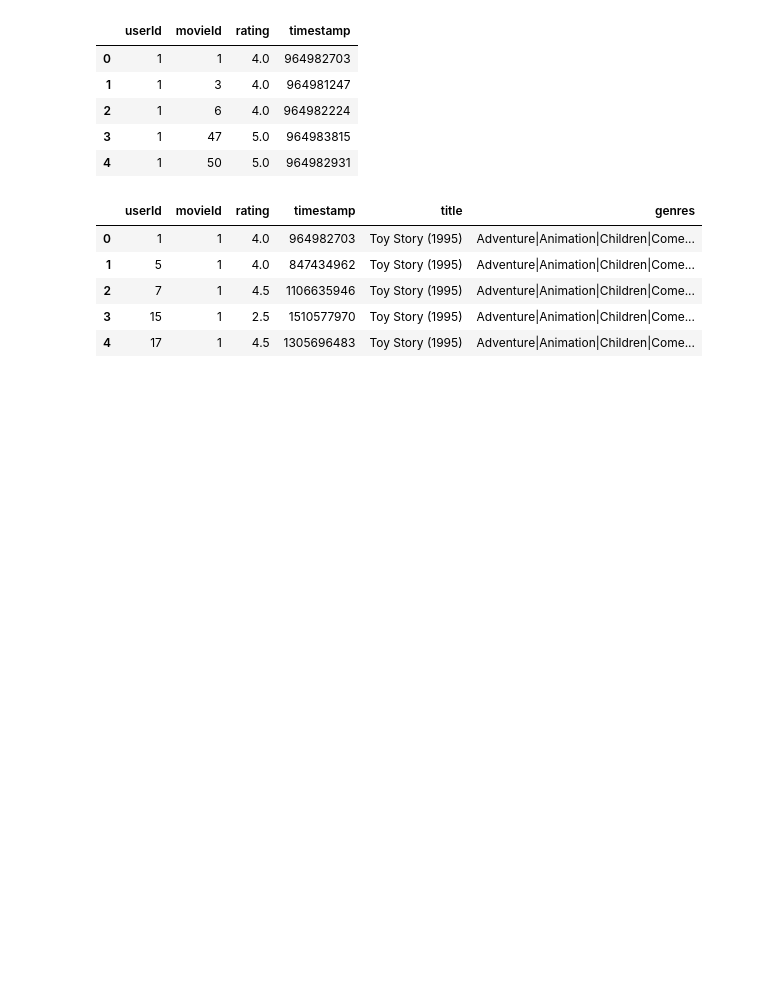
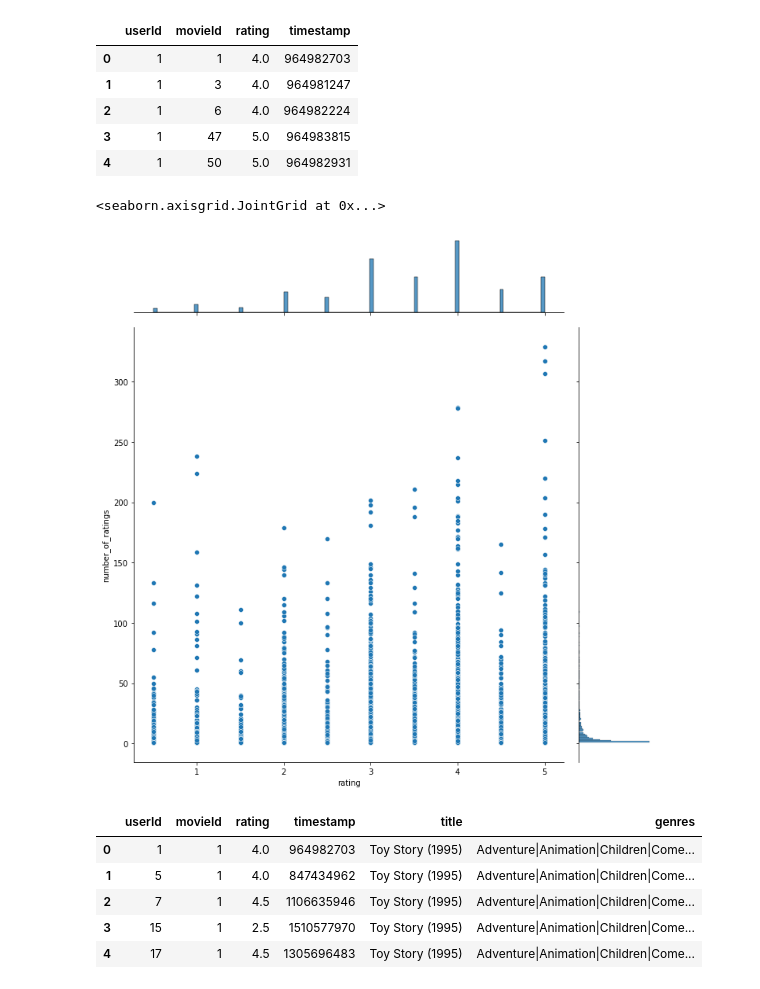
Before and after one commit to shiyonkuriank/CMPE_255_Project_Team1, a Jupyter notebook: code/app/Item_Based_Colaborative_Filtering.ipynb, the cells around one changed output. Saved outputs shown, nothing was run; the diff lists cells and outputs as text; code cells hidden in the pictures; blank space fills up the shorter version.

```diff
--- a/code/app/Item_Based_Colaborative_Filtering.ipynb
+++ b/code/app/Item_Based_Colaborative_Filtering.ipynb
@@ -37,3 +37,13 @@ ratings.head()
 | 2 | 1 | 6 | 4.0 | 964982224 |
 | 3 | 1 | 47 | 5.0 | 964983815 |
 | 4 | 1 | 50 | 5.0 | 964982931 |
+# %%
+df = ratings.filter(['rating','movieId'], axis = 1)
+
+df['number_of_ratings'] = df.groupby('movieId')['rating'].count()
+
+import seaborn as sns
+sns.jointplot(x='rating', y='number_of_ratings', data=df, height = 10)
+# %% [output]
+<seaborn.axisgrid.JointGrid at 0x...>
+[figure, added]
```
Also changed, not shown: parts of 2 cells of this notebook, 1 other file.
